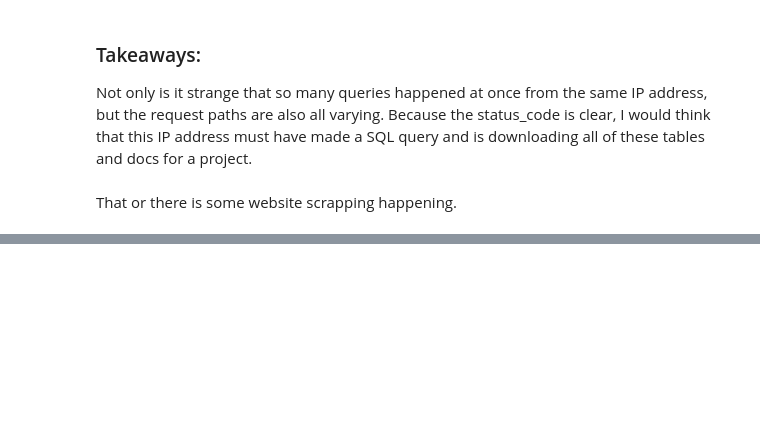
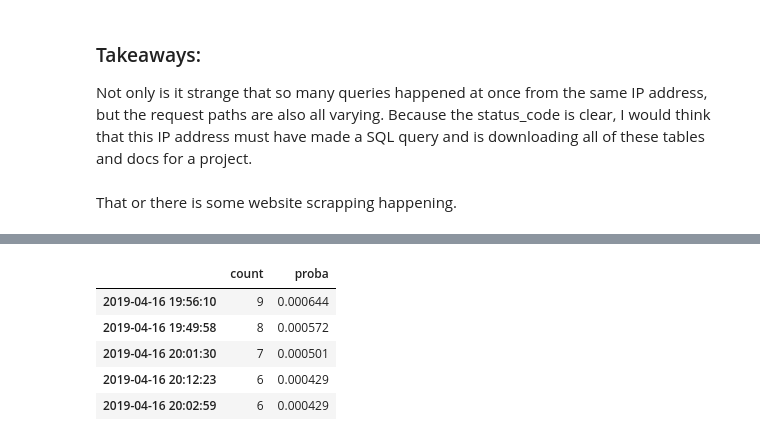
Before and after one commit to jeneyring/anomaly-detection-exercises, a Jupyter notebook: discrete_anomaly_detection.ipynb, the cells around one changed output, grey strips where cells are left out. Saved outputs shown, nothing was run; the diff lists cells and outputs as text; code cells hidden in the pictures; blank space fills up the shorter version.

```diff
--- a/discrete_anomaly_detection.ipynb
+++ b/discrete_anomaly_detection.ipynb
@@ -200,3 +204,13 @@ df[df.index == '2019-04-16 20:02:59']
 | 2019-04-16 20:02:59 | 97.105.19.58 | GET | /api/v1/sales?page=139 | HTTP/1.1 | 200 | 513236 | python-requests/2.20.1 | 0.489460 |
 | 2019-04-16 20:02:59 | 97.105.19.58 | GET | /api/v1/sales?page=99 | HTTP/1.1 | 200 | 512312 | python-requests/2.21.0 | 0.488579 |
 | 2019-04-16 20:02:59 | 97.105.19.58 | GET | / | HTTP/1.1 | 200 | 42 | python-requests/2.21.0 | 0.000040 |
+# %%
+ts_df = value_counts_and_frequencies(df.index)
+ts_df.head()
+# %% [output]
+|  | count | proba |
+| 2019-04-16 19:56:10 | 9 | 0.000644 |
+| 2019-04-16 19:49:58 | 8 | 0.000572 |
+| 2019-04-16 20:01:30 | 7 | 0.000501 |
+| 2019-04-16 20:12:23 | 6 | 0.000429 |
+| 2019-04-16 20:02:59 | 6 | 0.000429 |
```
Also changed, not shown: parts of 21 cells of this notebook.
